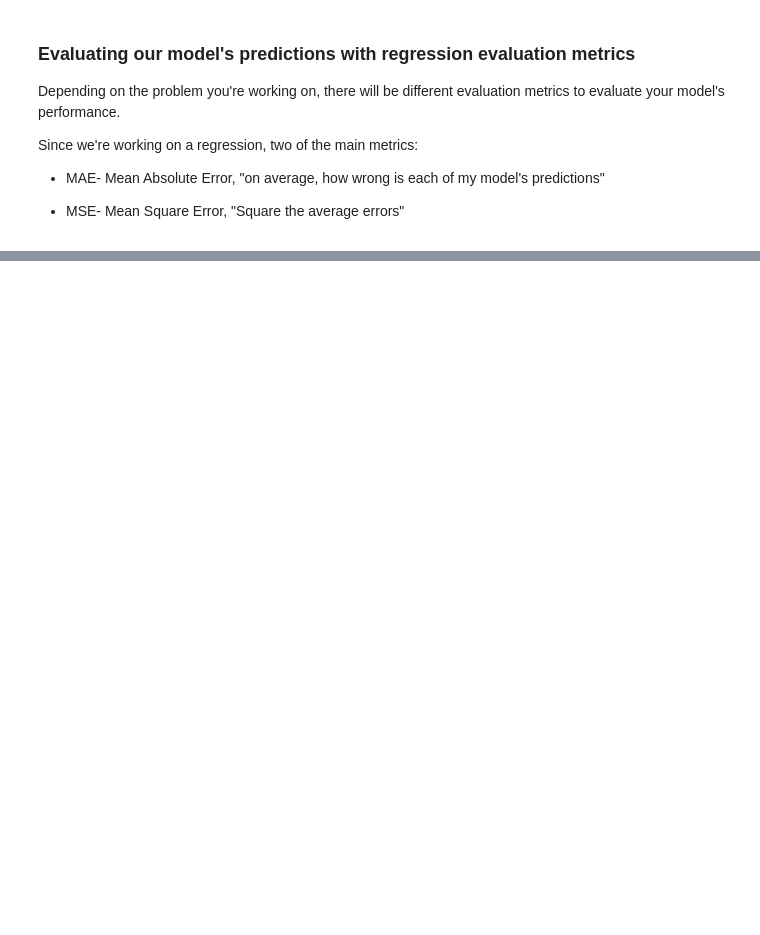
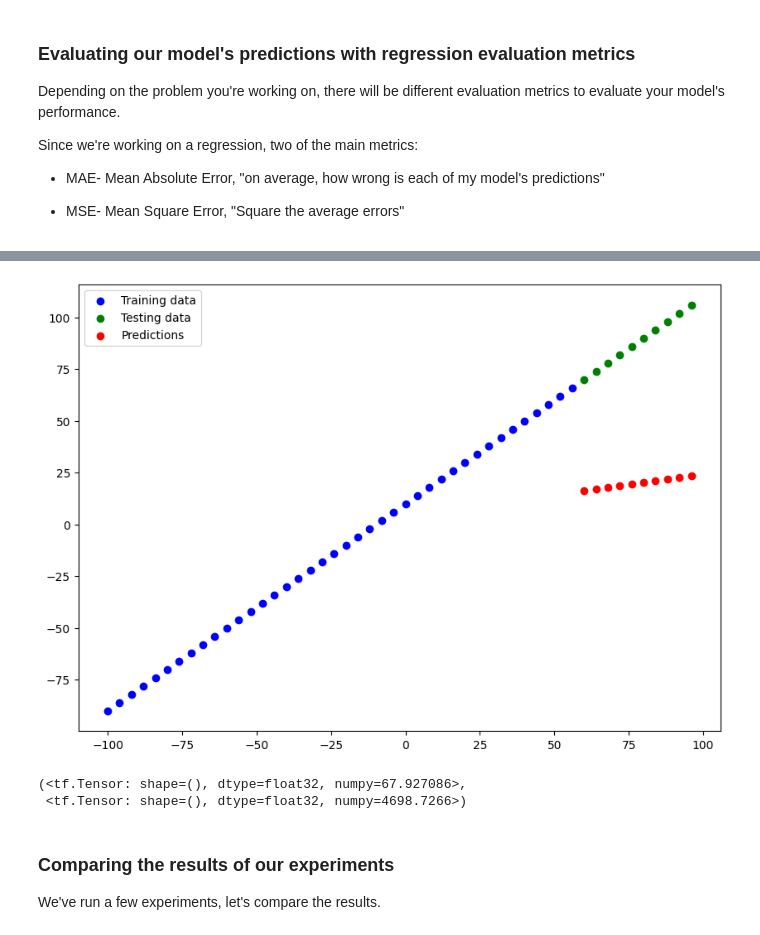
Before and after one commit to Sambaran04/Tensorflow, a Jupyter notebook: Neural_Network_Regression.ipynb, the cells around one changed output, grey strips where cells are left out. Drawn from its saved outputs; the diff is of its cells as text; code cells hidden in the pictures; blank space fills up the shorter version.

```diff
--- a/Neural_Network_Regression.ipynb
+++ b/Neural_Network_Regression.ipynb
@@ -402,0 +506,18 @@ def mse(y_true, y_pred):
+# %%
+# Set random seed
+tf.random.set_seed(42)
+
+# 1. Create the model
+model_3 = tf.keras.Sequential([
+    tf.keras.layers.Flatten(),
+    tf.keras.layers.Dense(10),
+    tf.keras.layers.Dense(1)
+])
+
+# 2. Compile the model
+model_3.compile(loss= tf.keras.losses.mae,
+                optimizer=tf.keras.optimizers.SGD(),
+                metrics=['mae'])
+
+# 3. Fit the model
+model_3.fit(X_train, y_train, epochs=500)
@@ -402,0 +543,5 @@ def mse(y_true, y_pred):
+# %%
+# Make and Plot predictions for model_3
+y_pred_3 = model_3.predict(X_test)
+plot_predictions(X_train, y_train, X_test, y_test, y_pred_3)
+# %% [output]
@@ -402,0 +549,12 @@ def mse(y_true, y_pred):
+[figure, added]
+# %%
+# Calculate model_3 evaluation metrics
+mae_3=mae(y_test, y_pred_3)
+mse_3=mse(y_test, y_pred_3)
+mae_3, mse_3
+# %% [output]
+(<tf.Tensor: shape=(), dtype=float32, numpy=67.927086>,
+ <tf.Tensor: shape=(), dtype=float32, numpy=4698.7266>)
+# %% [markdown]
+### Comparing the results of our experiments
+ We've run a few experiments, let's compare the results.
```
Also changed, not shown: parts of 28 cells of this notebook.
